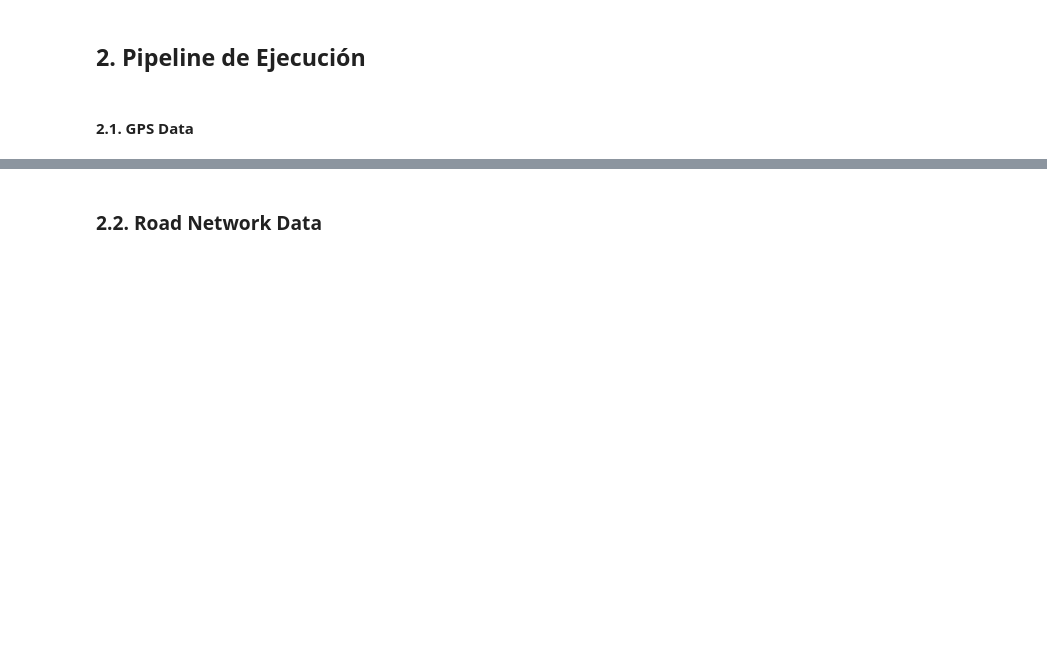
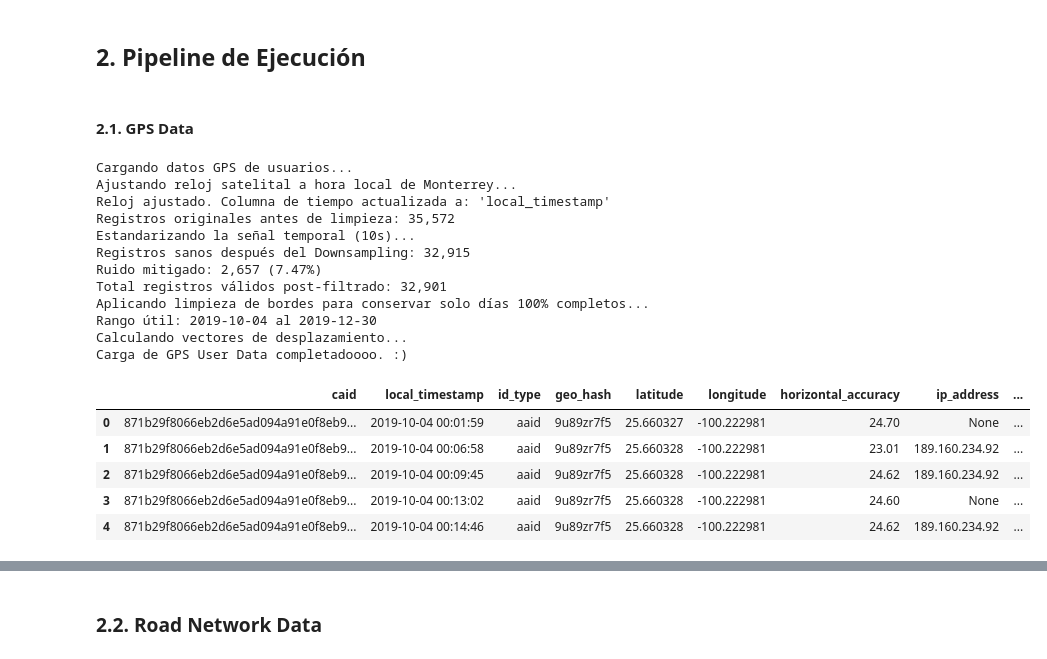
Before and after one commit to vladimirp07/gps-emissions-pipeline, a Jupyter notebook: GPS_Emissions_Project_Pipeline-v2.0.ipynb, the cells around one changed output, grey strips where cells are left out. Saved outputs shown, nothing was run; the diff lists cells and outputs as text; code cells hidden in the pictures; blank space fills up the shorter version.

```diff
--- a/GPS_Emissions_Project_Pipeline-v2.0.ipynb
+++ b/GPS_Emissions_Project_Pipeline-v2.0.ipynb
@@ -581,8 +715,8 @@ df[col_tiempo] = df[col_tiempo].dt.tz_localize(None)
 df = df.rename(columns={col_tiempo: 'local_timestamp'})
 print(f"Reloj ajustado. Columna de tiempo actualizada a: 'local_timestamp'")
 
-# --- FILTRO DE USUARIOS (MUESTRA) ---
-num_users = 4 # Cambia esto para procesar más usuarios
+# --- FILTRO DE USUARIOS ---
+num_users = 2 # Cambia esto para procesar más usuarios
 usuarios_unicos = df['caid'].unique()[:num_users]
 df = df[df['caid'].isin(usuarios_unicos)].copy()
 
@@ -596,9 +730,16 @@ df = df.sort_values(by=['caid', 'local_timestamp'])
 # Creamos ventana de 10 segundos
 df['time_bucket'] = df['local_timestamp'].dt.floor('10s')
 
-# Mantenemos el ÚLTIMO (keep='last') de cada ventana de 10s para mayor precisión
-df = df.drop_duplicates(subset=['caid', 'time_bucket'], keep='last').copy()
+# NUEVO: Uso de mediana para filtrar ruido (outliers)
+# Para mitigar saltos estocásticos del GPS, usamos la mediana en métricas físicas y el último valor en descriptivas
+agg_dict = {col: 'median' if col in ['latitude', 'longitude', 'Speed [km/h]', 'dis lineal [m]'] else 'last'
+            for col in df.columns if col not in ['caid', 'time_bucket']}
+
+df = df.groupby(['caid', 'time_bucket'], as_index=False).agg(agg_dict) # NUEVO: Uso de mediana para filtrar ruido (outliers)
 df = df.drop(columns=['time_bucket'])
+
+# NUEVO: Reconstrucción de GeoDataFrame post-median()
+df = gpd.GeoDataFrame(df, geometry=gpd.points_from_xy(df.longitude, df.latitude), crs="EPSG:4326")
 
 pings_limpios = len(df)
 print(f"Registros sanos después del Downsampling: {pings_limpios:,}")
@@ -636,30 +777,49 @@ df = df.sort_values(by=['caid', 'local_timestamp'])
 df['lat_end'] = df.groupby(['caid', 'date'])['latitude'].shift(-1)
 df['lon_end'] = df.groupby(['caid', 'date'])['longitude'].shift(-1)
 df['local_timestamp_end'] = df.groupby(['caid', 'date'])['local_timestamp'].shift(-1)
 
 df = df.dropna(subset=['lat_end', 'lon_end', 'local_timestamp_end'])
 
 # Distancia en metros y tiempo en segundos
 df['dis lineal [m]'] = haversine_vectorized(
     df['latitude'].values, df['longitude'].values,
     df['lat_end'].values, df['lon_end'].values
 ) * 1000
 
 df['travel time_sec'] = (df['local_timestamp_end'] - df['local_timestamp']).dt.total_seconds()
 
 # Velocidad km/h
 df['Speed [km/h]'] = np.where(
     df['travel time_sec'] > 0,
     (df['dis lineal [m]'] / 1000.0) / (df['travel time_sec'] / 3600.0),
     0
 )
 
 # Filtro de seguridad física (150 km/h)
 df = df[df['Speed [km/h]'] <= 150]
 
 # Limpieza de columnas auxiliares
 df = df.drop(['lat_end', 'lon_end', 'local_timestamp_end', 'travel time_sec', 'Distance'], axis=1)
 df = df.reset_index(drop=True)
 
 print("Carga de GPS User Data completadoooo. :)")
 df.head()
+# %% [output]
+Cargando datos GPS de usuarios...
+Ajustando reloj satelital a hora local de Monterrey...
+Reloj ajustado. Columna de tiempo actualizada a: 'local_timestamp'
+Registros originales antes de limpieza: 35,572
+Estandarizando la señal temporal (10s)...
+Registros sanos después del Downsampling: 32,915
+Ruido mitigado: 2,657 (7.47%)
+Total registros válidos post-filtrado: 32,901
+Aplicando limpieza de bordes para conservar solo días 100% completos...
+Rango útil: 2019-10-04 al 2019-12-30
+Calculando vectores de desplazamiento...
+Carga de GPS User Data completadoooo. :)
+|  | caid | local_timestamp | id_type | geo_hash | latitude | longitude | horizontal_accuracy | ip_address | ... |
+| 0 | 871b29f8066eb2d6e5ad094a91e0f8eb9... | 2019-10-04 00:01:59 | aaid | 9u89zr7f5 | 25.660327 | -100.222981 | 24.70 | None | ... |
+| 1 | 871b29f8066eb2d6e5ad094a91e0f8eb9... | 2019-10-04 00:06:58 | aaid | 9u89zr7f5 | 25.660328 | -100.222981 | 23.01 | 189.160.234.92 | ... |
+| 2 | 871b29f8066eb2d6e5ad094a91e0f8eb9... | 2019-10-04 00:09:45 | aaid | 9u89zr7f5 | 25.660328 | -100.222981 | 24.62 | 189.160.234.92 | ... |
+| 3 | 871b29f8066eb2d6e5ad094a91e0f8eb9... | 2019-10-04 00:13:02 | aaid | 9u89zr7f5 | 25.660328 | -100.222981 | 24.60 | None | ... |
+| 4 | 871b29f8066eb2d6e5ad094a91e0f8eb9... | 2019-10-04 00:14:46 | aaid | 9u89zr7f5 | 25.660328 | -100.222981 | 24.62 | 189.160.234.92 | ... |
```
Also changed, not shown: parts of 33 cells of this notebook, 2 other files.
